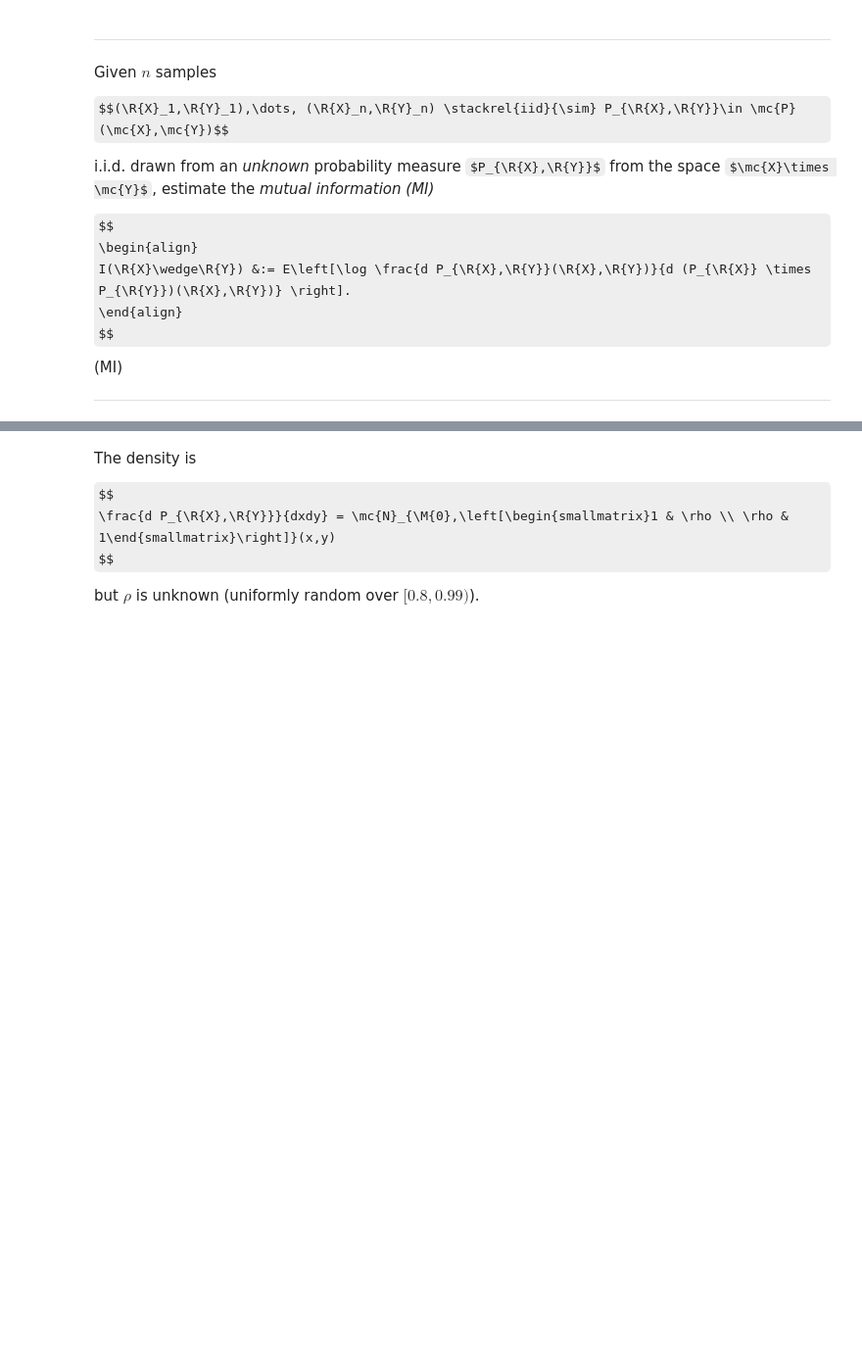
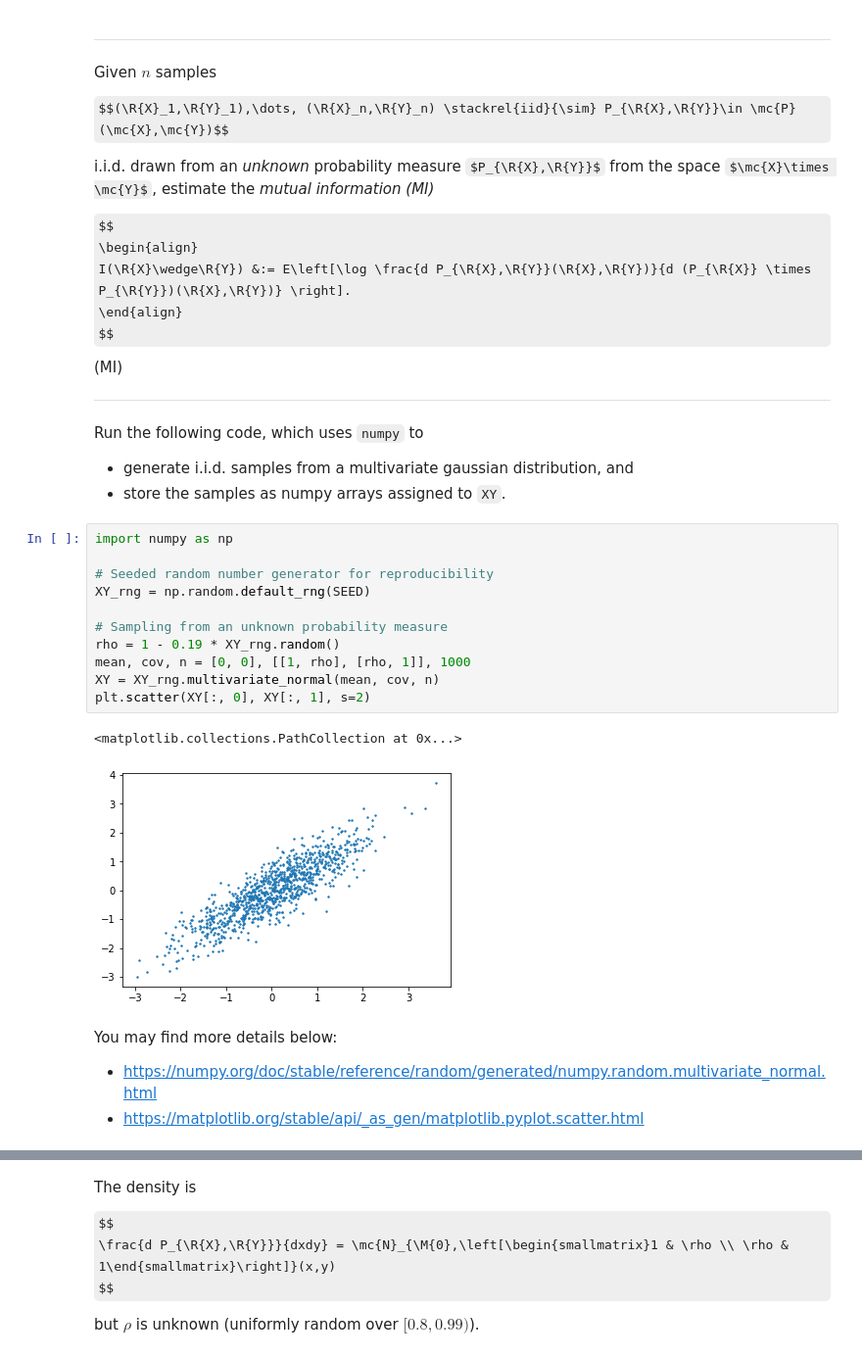
Before and after one commit to ccha23/miml, a Jupyter notebook: part1/variational.ipynb, the cells around one changed output, grey strips where cells are left out. Shown at 98% size. Saved outputs shown, nothing was run; the diff lists cells and outputs as text; some formulas as TeX source; blank space fills up the shorter version.

```diff
--- a/part1/variational.ipynb
+++ b/part1/variational.ipynb
@@ -40,3 +44,25 @@ I(\R{X}\wedge\R{Y}) &:= E\left[\log \frac{d P_{\R{X},\R{Y}}(\R{X},\R{Y})}{d (P_{
 $$ (MI)
 
 ---
+# %% [markdown]
+Run the following code, which uses `numpy` to
+- generate i.i.d. samples from a multivariate gaussian distribution, and
+- store the samples as numpy arrays assigned to `XY`.
+# %%
+import numpy as np
+
+# Seeded random number generator for reproducibility
+XY_rng = np.random.default_rng(SEED)
+
+# Sampling from an unknown probability measure
+rho = 1 - 0.19 * XY_rng.random()
+mean, cov, n = [0, 0], [[1, rho], [rho, 1]], 1000
+XY = XY_rng.multivariate_normal(mean, cov, n)
+plt.scatter(XY[:, 0], XY[:, 1], s=2)
+# %% [output]
+<matplotlib.collections.PathCollection at 0x...>
+[figure, added]
+# %% [markdown]
+You may find more details below:
+- https://numpy.org/doc/stable/reference/random/generated/numpy.random.multivariate_normal.html
+- https://matplotlib.org/stable/api/_as_gen/matplotlib.pyplot.scatter.html
```
Also changed, not shown: parts of 48 cells of this notebook, 5 other files.
